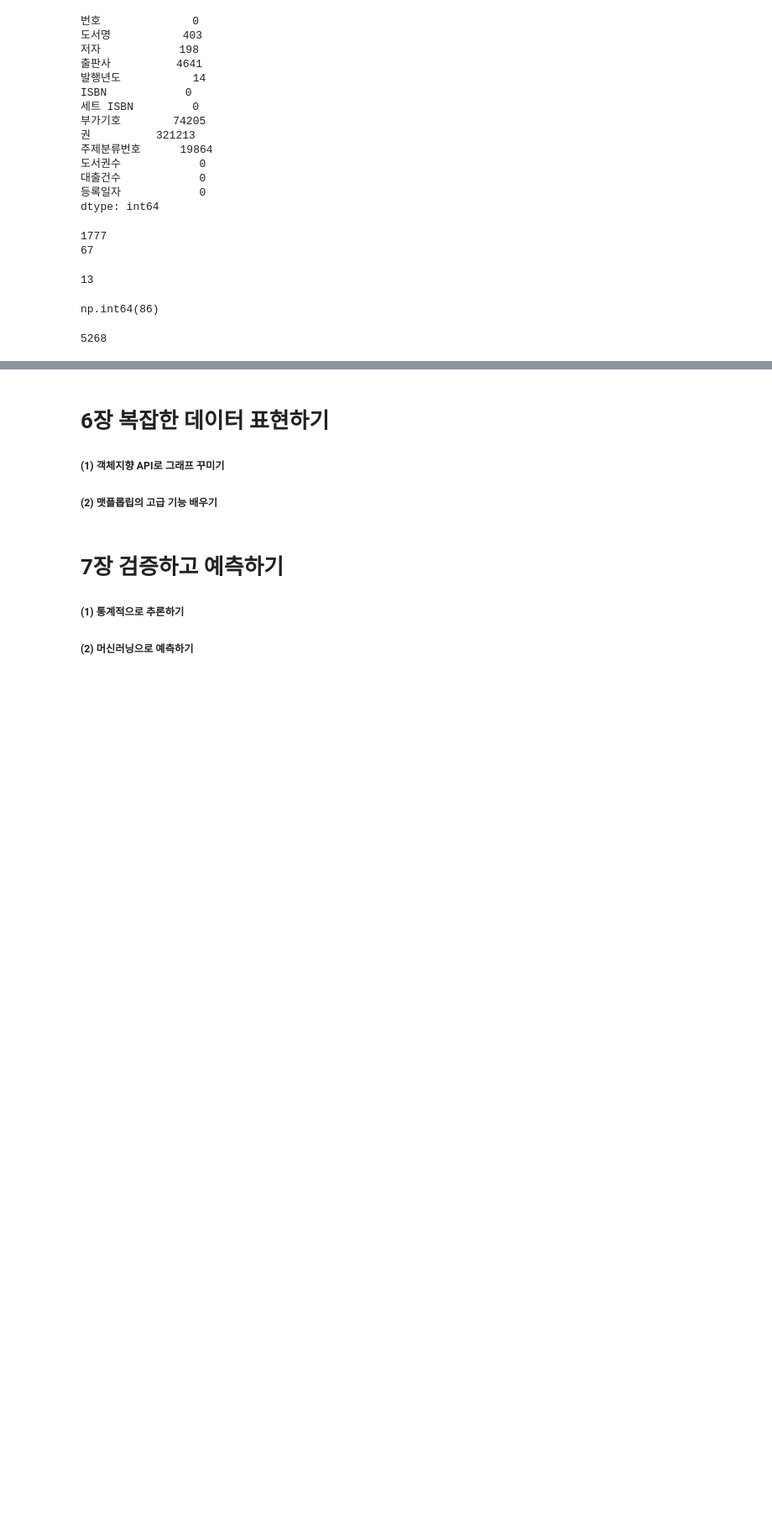
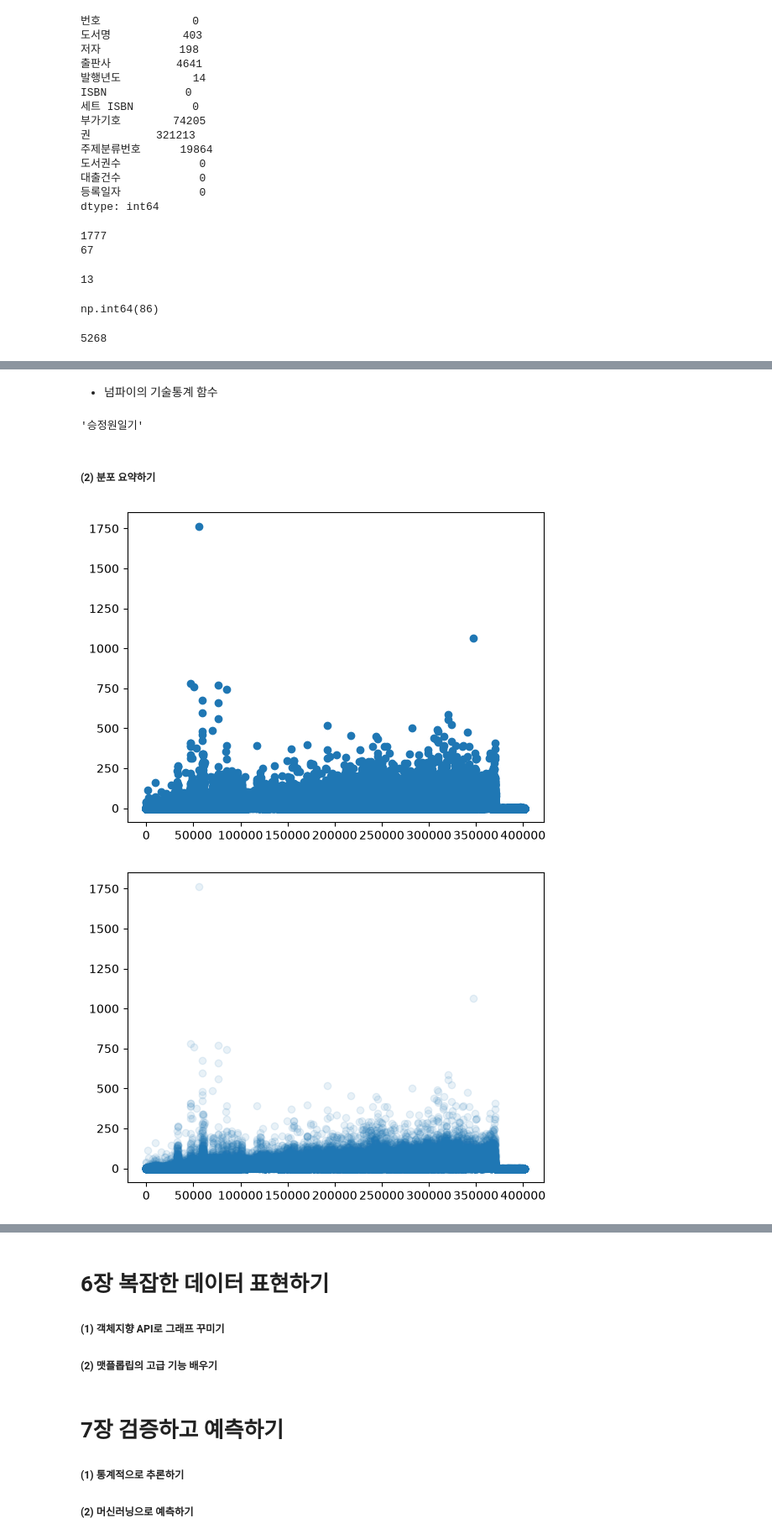
Before and after one commit to yccho1004/pythonBasic, a Jupyter notebook: HonGong-DataAnalysis_py/basics_DA.ipynb, the cells around one changed output, grey strips where cells are left out. Shown at 84% size. Cells and saved outputs as stored; diff of their text form; code cells hidden in the pictures; blank space fills up the shorter version.

```diff
--- a/HonGong-DataAnalysis_py/basics_DA.ipynb
+++ b/HonGong-DataAnalysis_py/basics_DA.ipynb
@@ -521,0 +729,57 @@ def get_book_title(isbn):
+# %% [markdown]
+* 넘파이의 기술통계 함수
+# %%
+#넘파이 평균: mean(), average()
+import numpy as np
+np.mean(ns_book7['대출건수'])
+
+#가중치(도서권수의 역수)를 적용한 평균->도서권수가 많을수록 가중치를 작게 줌
+np.average(ns_book7['대출건수'], weights=1/ns_book7['도서권수'])
+np.mean(ns_book7['대출건수']/ns_book7['도서권수']) #도서권수로 나눈 값의 평균을 구함
+ns_book7['대출건수'].sum()/ns_book7['도서권수'].sum() #도서권수로 나눈 값의 평균을 구함
+
+#넘파이 중앙값
+np.median(ns_book7['대출건수'])
+
+#넘파이 최소값, 최대값
+ns_book7['대출건수'].min()
+ns_book7['대출건수'].max()
+np.min(ns_book7['대출건수'])
+np.max(ns_book7['대출건수'])
+
+#넘파이 분위수, 백분위
+np.percentile(ns_book7['대출건수'], [25, 50, 75]) #하위
+
+#넘파이 분산
+np.var(ns_book7['대출건수']) #n자유도로 계산함(모분산)
+np.var(ns_book7['대출건수'], ddof=1) #(n-1)자유도로 계산함(표본 분산)
+
+#넘파이 표준편차
+np.std(ns_book7['대출건수'])
+
+#넘파이 최빈값
+values, counts = np.unique(ns_book7['도서명'], return_counts=True)
+max_index = np.argmax(counts)
+values[max_index]
+# %% [output]
+'승정원일기'
+# %% [markdown]
+##### (2) 분포 요약하기
+# %%
+#데이터 읽기: ns_book7.csv
+import pandas as pd
+ns_book7 = pd.read_csv('ns_book7.csv', low_memory=False)
+#산점도 그리기: ‘번호’열에 대한 ‘대출건수’의 산점도
+import matplotlib.pyplot as plt
+plt.scatter(ns_book7['번호'], ns_book7['대출건수'])
+plt.show()
+#투명도 조절하기: alpha에 0~1값 지정
+plt.scatter(ns_book7['번호'], ns_book7['대출건수'], alpha=0.1)
+plt.show()
+
+#도서권수와 대출건수 간의 관계
+plt.scatter(ns_book7['대출건수']/ns_book7['도서권수'], ns_book7['대출건수'], alpha=0.1)
+plt.show()
+# %% [output]
+[figure, added]
+[figure, added]
```
Also changed, not shown: parts of 32 cells of this notebook, 3 other files.
